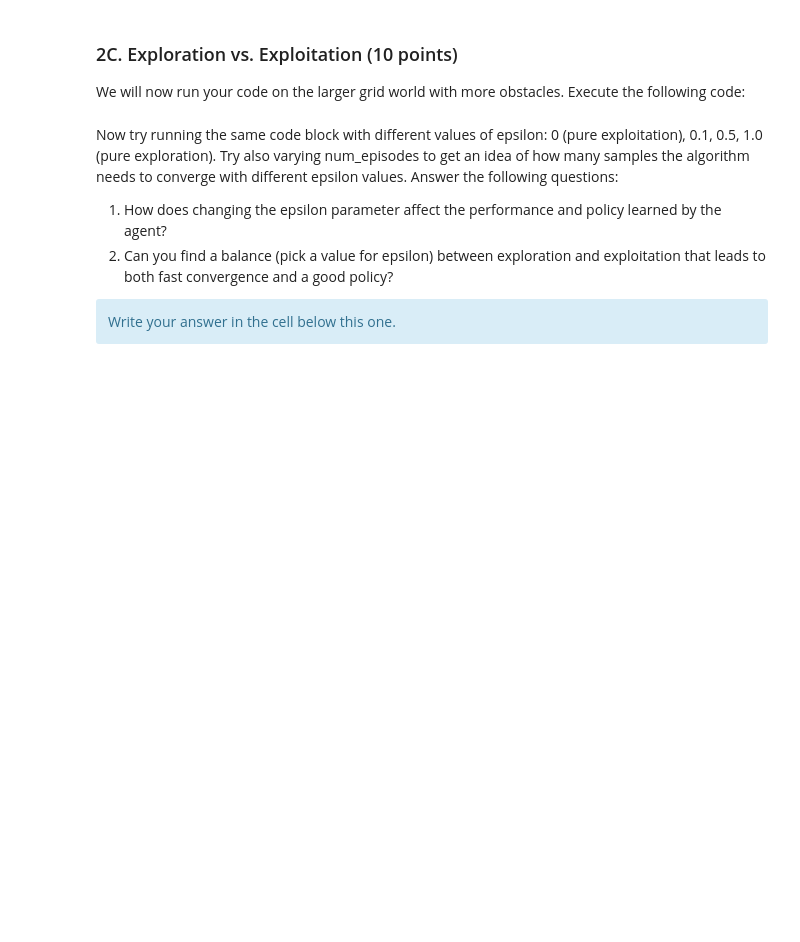
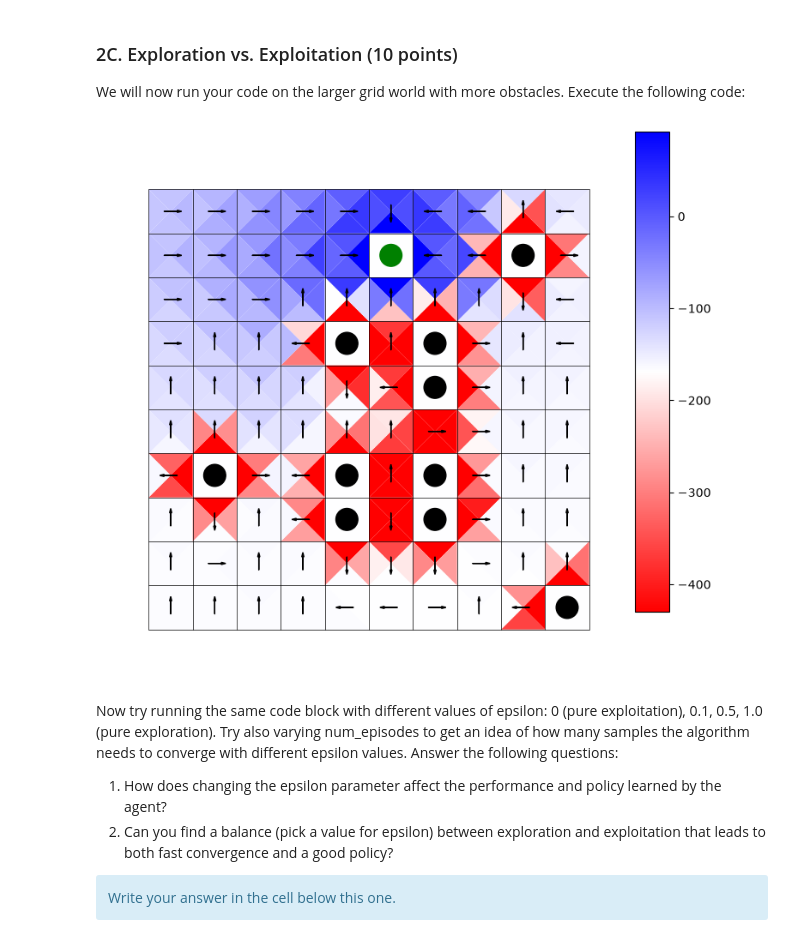
Before and after one commit to nathanalam/padm_local_f26, a Jupyter notebook: homeworks/ps7/ProblemSet07_RL_release.ipynb, the cells around one changed output. Saved outputs shown, nothing was run; the diff lists cells and outputs as text; code cells hidden in the pictures; blank space fills up the shorter version.

```diff
--- a/homeworks/ps7/ProblemSet07_RL_release.ipynb
+++ b/homeworks/ps7/ProblemSet07_RL_release.ipynb
@@ -476,7 +636,42 @@ def q_learning_epsilon_greedy(num_episodes: int, mdp: MDP, gamma: float, alpha:
     """
     # in real life, you won't have access to mdp. We are including it as a parameter for testing purposes.
     # BEGIN HERE!
-    raise NotImplementedError()
+    # Initialize Q-value dictionary.
+    Q = {state: {action: 0.0 for action in mdp.A} for state in mdp.S}
+
+    # Loop through episodes.
+    for episode in range(num_episodes):
+        # Start episode in a random state.
+        state = random.choice(list(mdp.S))
+        # Track number of steps in episode.
+        steps = 0
+        # While the episode is not done.
+        while not mdp.is_sink_state(state) and steps < max_steps:
+            steps += 1
+
+            if random.uniform(0, 1) < epsilon:
+                action = random.choice(mdp.A)
+            else:
+                action = max(mdp.A, key=lambda a: Q[state][a])
+
+
+            ### TO DO 1: sample the environment, update Q-values using the Q-learning update rule, and transition to the next state.
+            next_state, reward = sample_environment(mdp, state, action)
+            target = reward + gamma * max(Q[next_state].values())
+            Q[state][action] = Q[state][action] + alpha * (target - Q[state][action])
+            state = next_state
+
+
+    ### TO DO 2: Derive policy from Q-values by maximizing over actions at each state.
+    policy = {}
+    for state in Q:
+        best_action = None
+        for action in Q[state]:
+            if best_action is None or Q[state][best_action] < Q[state][action]:
+                best_action = action
+        policy[state] = best_action
+
+    return Q, policy
 # %% [markdown]
 Check out how your code performs on the initial grid world we defined:
 # %%
@@ -515,28 +719,30 @@ We will now run your code on the larger grid world with more obstacles. Execute
 # %%
 n = 10
 goal = (5,8)
 obstacles = [(1,3), (9,0), (8,8)] + \
             [(4, 2), (4, 3), (4, 6)] + \
             [(6, 2), (6, 3), (6, 5), (6, 6)]
 mdp = build_mdp(n, p=0.8, obstacles=obstacles, goal=goal, gamma=0.8, goal_reward=100, obstacle_reward=-500)
 
 # Perform Q learning with these episodes.
 alpha = 0.01
-epsilon = 0.1
+epsilon = 0.7
 num_episodes = 50000
 Q, policy = q_learning_epsilon_greedy(num_episodes, mdp, mdp.gamma, alpha, epsilon)
 
 # Visualize values:
 # 1. Create grid for plotting.
 g = MDPGrid(n, n)
 axes = g.draw()
 # 2. Plot values with colors and numbers.
 g.plot_Q(axes, Q, print_numbers=False)
 g.plot_policy(axes, policy)
 # 3. Draw goal and obstacle cells
 g.draw_cell_circle(axes, goal, color='g')
 for ob in obstacles:
     g.draw_cell_circle(axes, ob, color='k')
+# %% [output]
+[figure, added]
 # %% [markdown]
 Now try running the same code block with different values of epsilon: 0 (pure exploitation), 0.1, 0.5, 1.0 (pure exploration). Try also varying num_episodes to get an idea of how many samples the algorithm needs to converge with different epsilon values. Answer the following questions:
 
```
Also changed, not shown: parts of 36 cells of this notebook.
